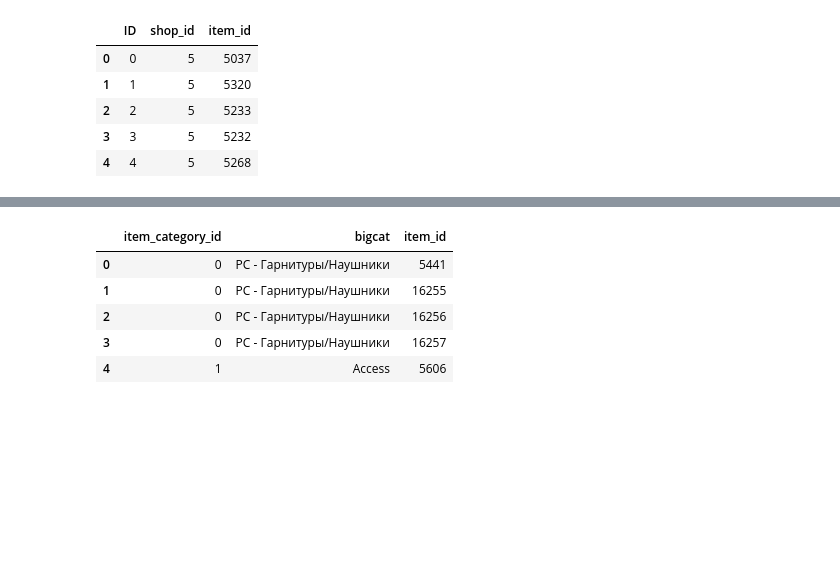
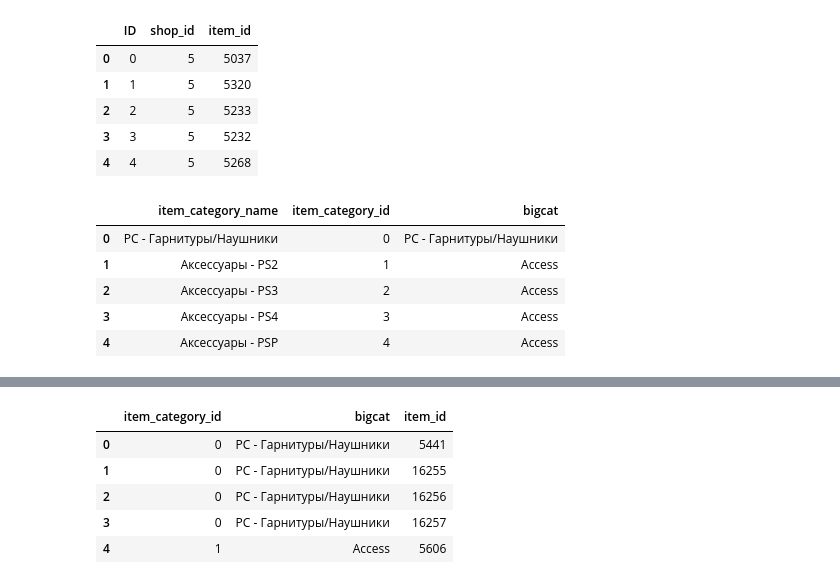
Before and after one commit to GatzZ/competitive-data-science-final-project, a Jupyter notebook: Main.ipynb, the cells around one changed output, grey strips where cells are left out. Cells and saved outputs as stored; diff of their text form; code cells hidden in the pictures; blank space fills up the shorter version.

```diff
--- a/Main.ipynb
+++ b/Main.ipynb
@@ -26,3 +27,27 @@ df_test_.head()
 | 2 | 2 | 5 | 5233 |
 | 3 | 3 | 5 | 5232 |
 | 4 | 4 | 5 | 5268 |
+# %%
+df_item_bigcat = pd.read_csv('data/item_categories.csv')
+l = list(df_item_bigcat.item_category_name)
+l_cat = l
+for ind in range(1,8): l_cat[ind] = 'Access'
+for ind in range(10,18): l_cat[ind] = 'Consoles'
+for ind in range(18,25): l_cat[ind] = 'Consoles Games'
+for ind in range(26,28): l_cat[ind] = 'phone games'
+for ind in range(28,32): l_cat[ind] = 'CD games'
+for ind in range(32,37): l_cat[ind] = 'Card'
+for ind in range(37,43): l_cat[ind] = 'Movie'
+for ind in range(43,55): l_cat[ind] = 'Books'
+for ind in range(55,61): l_cat[ind] = 'Music'
+for ind in range(61,73): l_cat[ind] = 'Gifts'
+for ind in range(73,79): l_cat[ind] = 'Soft'
+df_item_bigcat['bigcat'] = l_cat
+df_item_bigcat.head()
+# %% [output]
+|  | item_category_name | item_category_id | bigcat |
+| 0 | PC - Гарнитуры/Наушники | 0 | PC - Гарнитуры/Наушники |
+| 1 | Аксессуары - PS2 | 1 | Access |
+| 2 | Аксессуары - PS3 | 2 | Access |
+| 3 | Аксессуары - PS4 | 3 | Access |
+| 4 | Аксессуары - PSP | 4 | Access |
```
Also changed, not shown: parts of 34 cells of this notebook.
